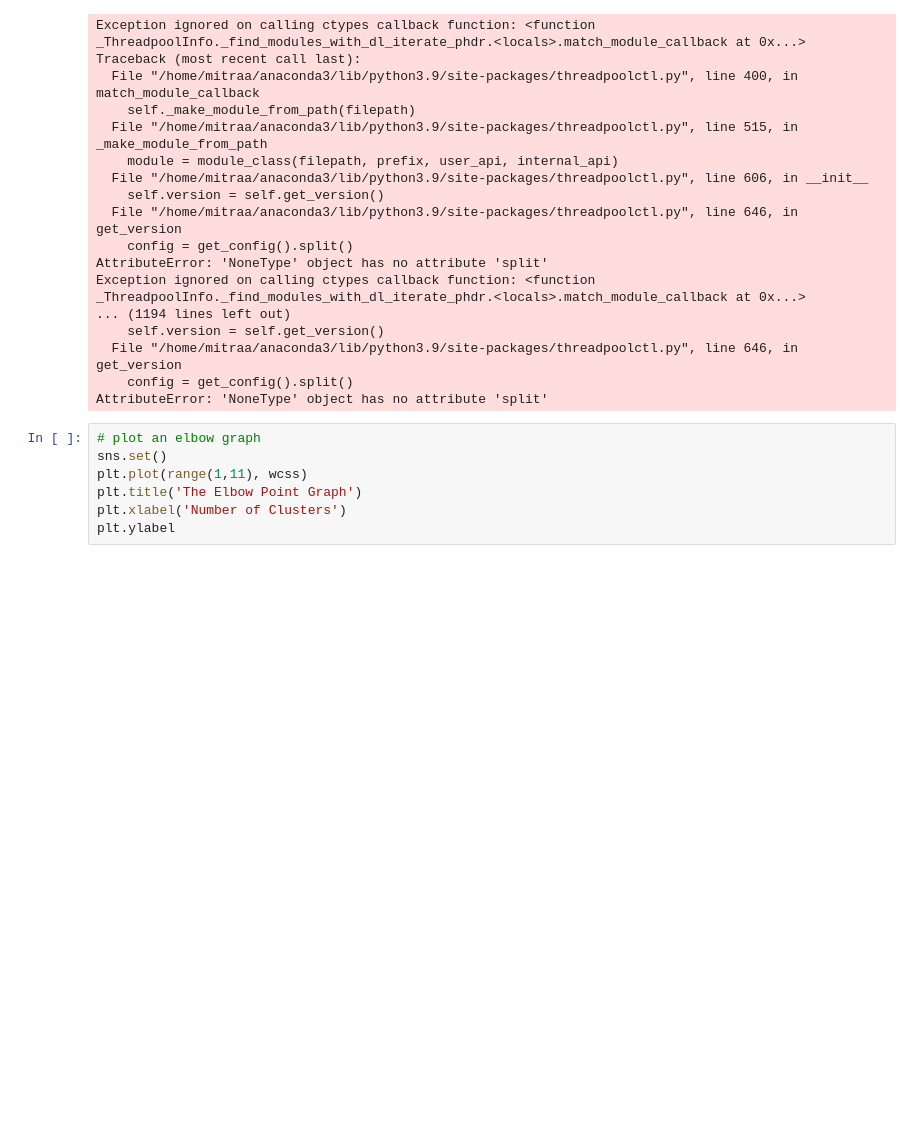
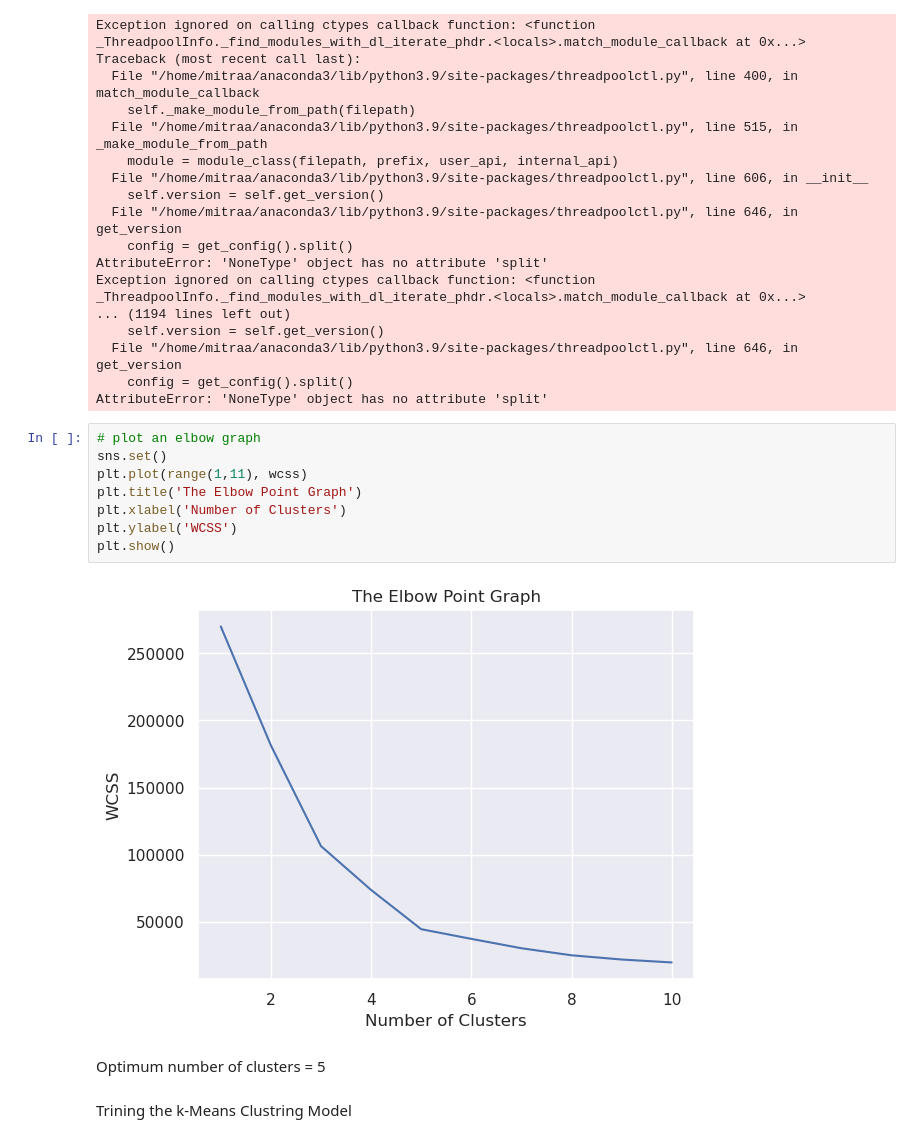
Before and after one commit to Nargesmohammadi/Machine-Learning-Projects, a Jupyter notebook: Customer segmentation/Customer Segmentation using K-Means Clustring.ipynb, the cells around one changed output. Drawn from its saved outputs; the diff is of its cells as text; blank space fills up the shorter version.

```diff
--- a/Customer segmentation/Customer Segmentation using K-Means Clustring.ipynb
+++ b/Customer segmentation/Customer Segmentation using K-Means Clustring.ipynb
@@ -98,7 +98,14 @@ AttributeError: 'NoneType' object has no attribute 'split'
 # %%
 # plot an elbow graph
 sns.set()
 plt.plot(range(1,11), wcss)
 plt.title('The Elbow Point Graph')
 plt.xlabel('Number of Clusters')
-plt.ylabel
+plt.ylabel('WCSS')
+plt.show()
+# %% [output]
+[figure, added]
+# %% [markdown]
+Optimum number of clusters = 5
+# %% [markdown]
+Trining the k-Means Clustring Model
```
Also changed, not shown: parts of 1 cell of this notebook.
